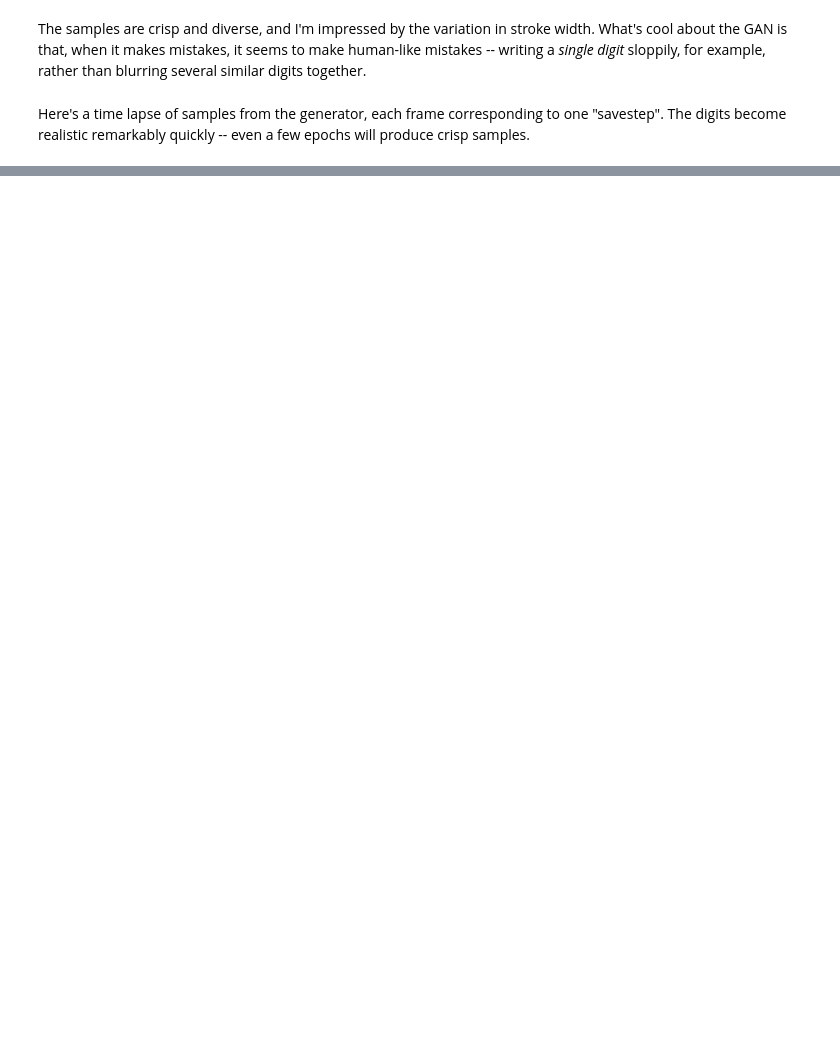
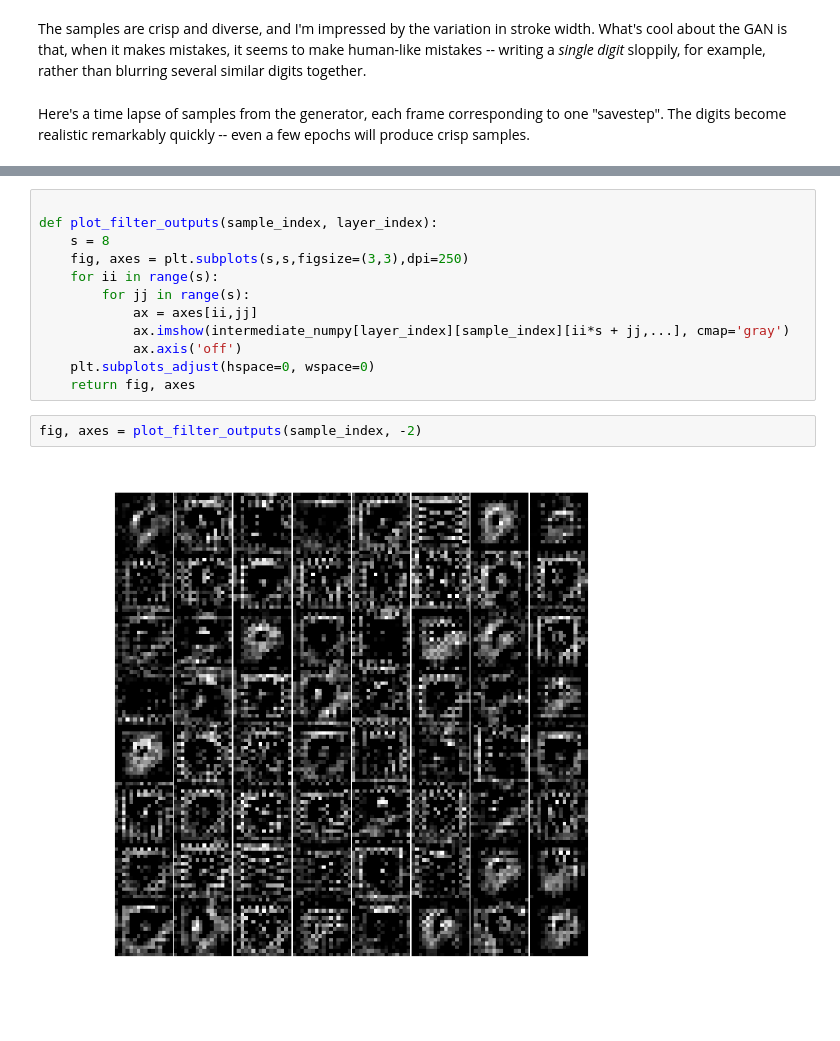
Before and after one commit to briantimar/pytorch-mnist-dcgan, a Jupyter notebook: train-mnist-dcgan.ipynb, the cells around one changed output, grey strips where cells are left out. Drawn from its saved outputs; the diff is of its cells as text; blank space fills up the shorter version.

```diff
--- a/train-mnist-dcgan.ipynb
+++ b/train-mnist-dcgan.ipynb
@@ -339,0 +382,16 @@ Here's a time lapse of samples from the generator, each frame corresponding to o
+# %%
+
+def plot_filter_outputs(sample_index, layer_index):
+    s = 8
+    fig, axes = plt.subplots(s,s,figsize=(3,3),dpi=250)
+    for ii in range(s):
+        for jj in range(s):
+            ax = axes[ii,jj]
+            ax.imshow(intermediate_numpy[layer_index][sample_index][ii*s + jj,...], cmap='gray')
+            ax.axis('off')
+    plt.subplots_adjust(hspace=0, wspace=0)
+    return fig, axes
+# %%
+fig, axes = plot_filter_outputs(sample_index, -2)
+# %% [output]
+[figure, added]
```
Also changed, not shown: parts of 15 cells of this notebook.
